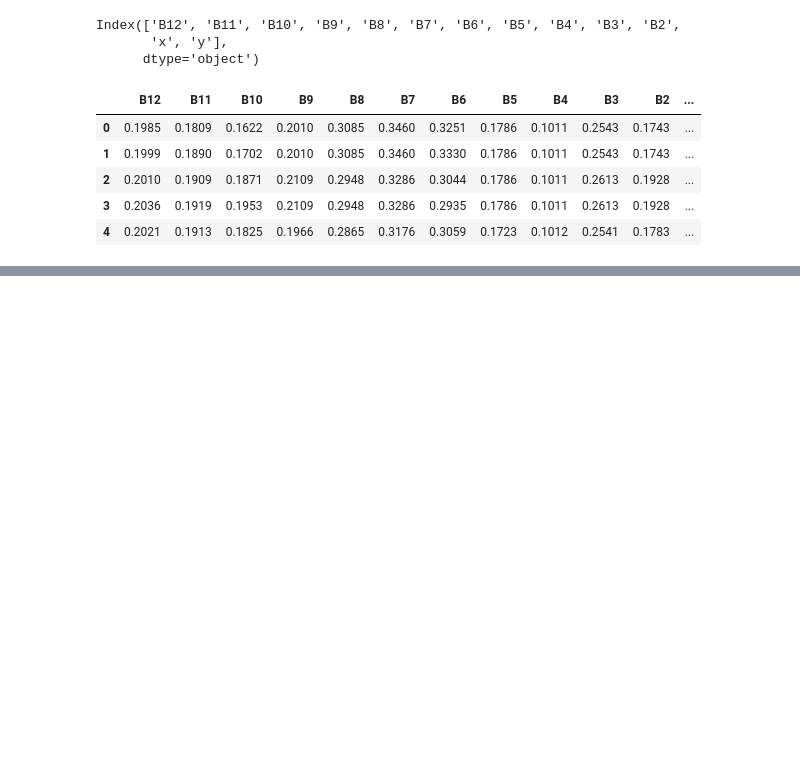
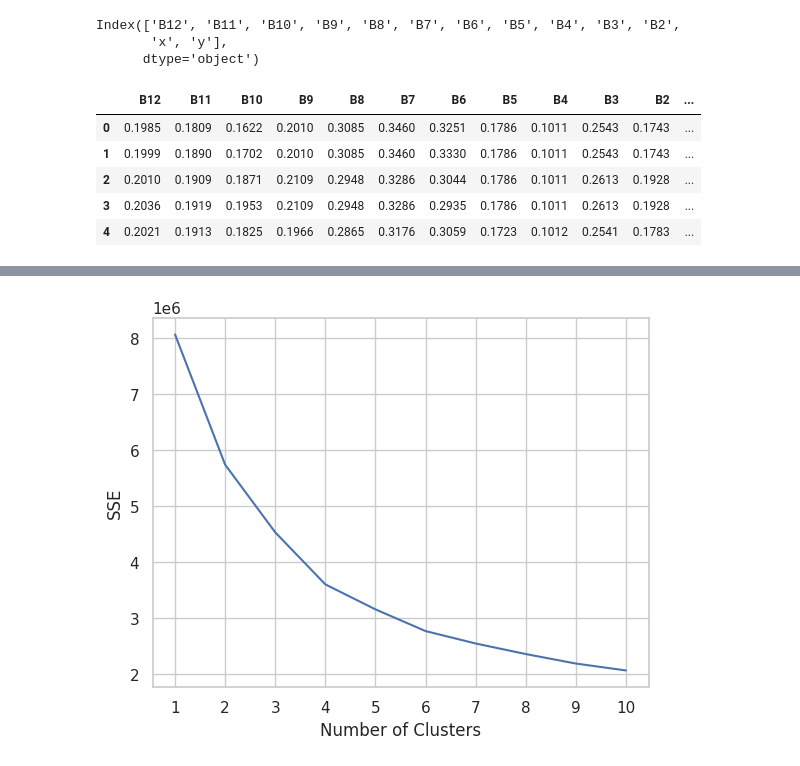
Before and after one commit to BBenyamini/agri-workshop, a Jupyter notebook: code/4_building_class_model.ipynb, the cells around one changed output, grey strips where cells are left out. Saved outputs shown, nothing was run; the diff lists cells and outputs as text; code cells hidden in the pictures; blank space fills up the shorter version.

```diff
--- a/code/4_building_class_model.ipynb
+++ b/code/4_building_class_model.ipynb
@@ -882,0 +476,6 @@ def rasterize_csv_to_geotiff(csv_path, output_geotiff_path, x_col, y_col, value_
+# %%
+# add it the dataframe df_S2
+
+df_S2["predicted"]=predictions_all
+
+df_S2.head()
@@ -882,0 +494,33 @@ def rasterize_csv_to_geotiff(csv_path, output_geotiff_path, x_col, y_col, value_
+# %%
+from sklearn.cluster import KMeans
+from sklearn.pipeline import make_pipeline
+from sklearn.preprocessing import StandardScaler
+from sklearn.metrics import adjusted_rand_score
+
+scaler = StandardScaler()
+
+scaled_features = scaler.fit_transform(df_S2)
+
+kmeans_kwargs = {
+ "init": "random",
+  "n_init": 10,
+"max_iter": 300,
+  "random_state": 42,
+}
+
+# A list holds the SSE values for each k
+sse = []
+for k in range(1, 11):
+    kmeans = KMeans(n_clusters=k, **kmeans_kwargs)
+    kmeans.fit(scaled_features)
+    sse.append(kmeans.inertia_)
+# %%
+sns.set_theme(style="whitegrid")
+
+plt.plot(range(1, 11), sse)
+plt.xticks(range(1, 11))
+plt.xlabel("Number of Clusters")
+plt.ylabel("SSE")
+plt.show()
+# %% [output]
+[figure, added]
```
Also changed, not shown: parts of 71 cells of this notebook, 1 other file.
